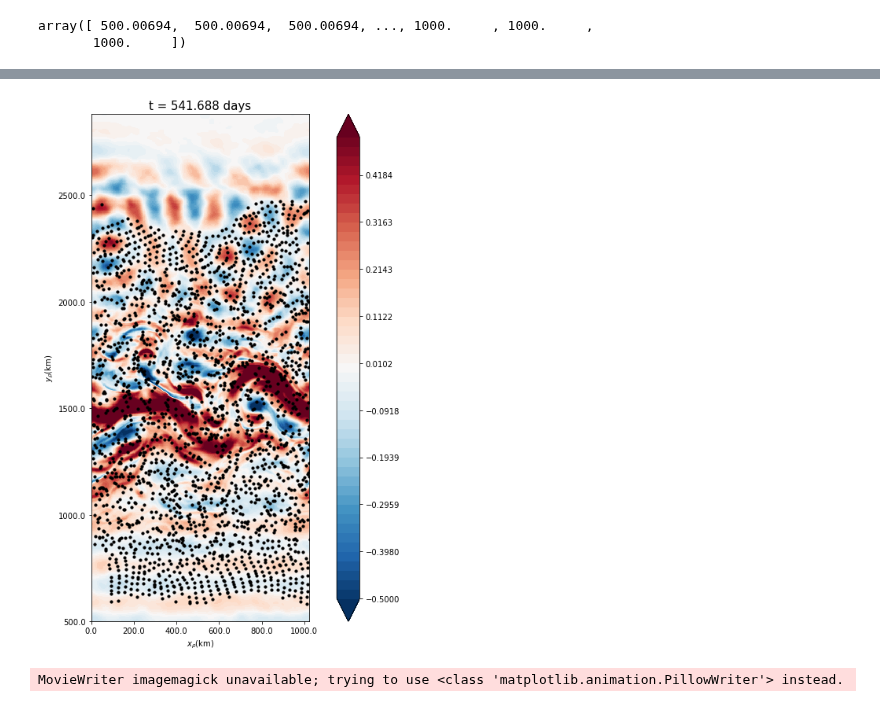
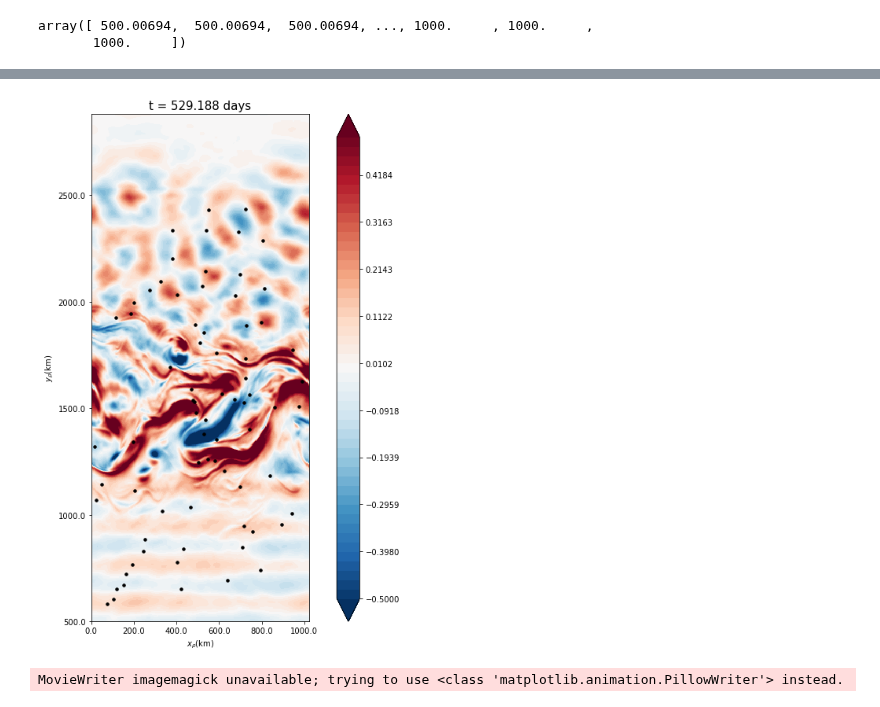
Before and after one commit to zcasparco/equinox_phd, a Jupyter notebook: animations/regional_velocity.ipynb, the cells around one changed output, grey strips where cells are left out. Cells and saved outputs as stored; diff of their text form; code cells hidden in the pictures.

```diff
--- a/animations/regional_velocity.ipynb
+++ b/animations/regional_velocity.ipynb
@@ -205,0 +215,2 @@ index
+# %%
+tst = dr.df.loc[list(ids[0::100])]
@@ -206,2 +228,2 @@ index
 # %%
-df = dr.df.set_index('time').persist()
+df = tst.set_index('time').persist()
@@ -263,0 +288,2 @@ plt.scatter(dfi.x[::4]*1e3,dfi.y[::4]*1e3,s=10,c='k')
+# %%
+vari = x2rho(u.isel(time=t),r.xgrid,'extrapolate').sel(y_rho=slice(500*1e3,2800*1e3))
@@ -267,12 +308,11 @@ maps = ['RdBu_r','RdBu_r','YlOrBr']
 def gen_figs(t,y0,y1,dxy,df,figsize,savefig=False,name=None):
     cmap=maps[0]
     vari = x2rho(u.isel(time=t),r.xgrid,'extrapolate').sel(y_rho=slice(y0*1e3,y1*1e3))
-
     dfi = df.loc[time[t*6+2]].compute()
     levs = np.linspace(-0.5,0.5)#,np.linspace(-0.5,0.5),np.linspace(0.,0.5)]
     fig,ax = plt.subplots(figsize=figsize)
     vari.plot(ax=ax,cmap=cmap,levels=levs)
-    ax.scatter(dfi.x[::dxy]*1e3,dfi.y[::dxy]*1e3,s=10,c='k')
+    ax.scatter(dfi.x*1e3,dfi.y*1e3,s=12,c='k')
     ax.set_xlim(0,1024*1e3);ax.set_ylim(y0*1e3,y1*1e3)
     labx,laby = ax.get_xticks(),ax.get_yticks();labx,laby = [str(l*1e-3) for l in labx],[str(l*1e-3) for l in laby];
     ax.set_xticklabels(labx);ax.set_yticklabels(laby)
@@ -286,7 +341,7 @@ def gen_figs(t,y0,y1,dxy,df,figsize,savefig=False,name=None):
 # %%
-tst = gen_figs(1000,500,2880,4,df,(10,10),savefig=False,name='test.png')
+tst = gen_figs(700,500,2880,4,df,(10,10),savefig=False,name='test.png')
 # %% [output]
-[figure, old version]
+[figure, new version]
 # %%
 for t in range(0,u.time.size,12):
     n='Floats/t%s'%t
```
Also changed, not shown: parts of 19 cells of this notebook.
